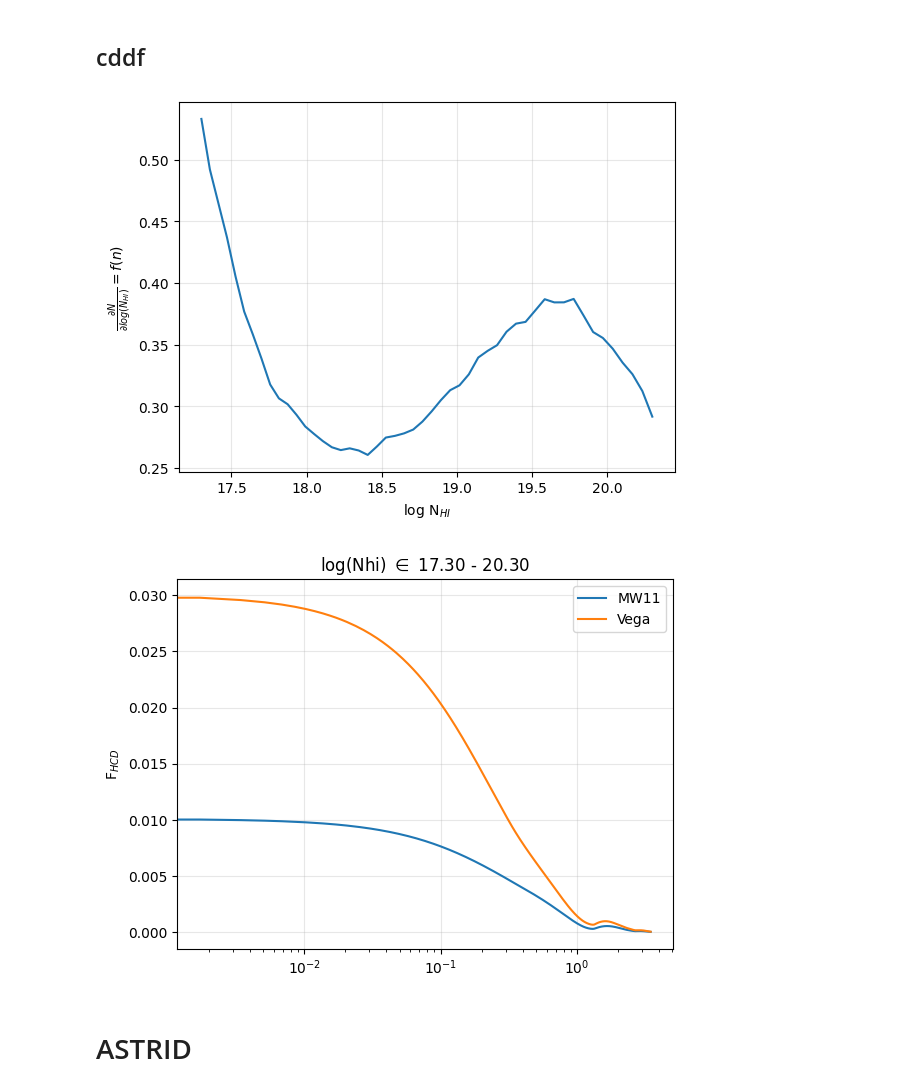
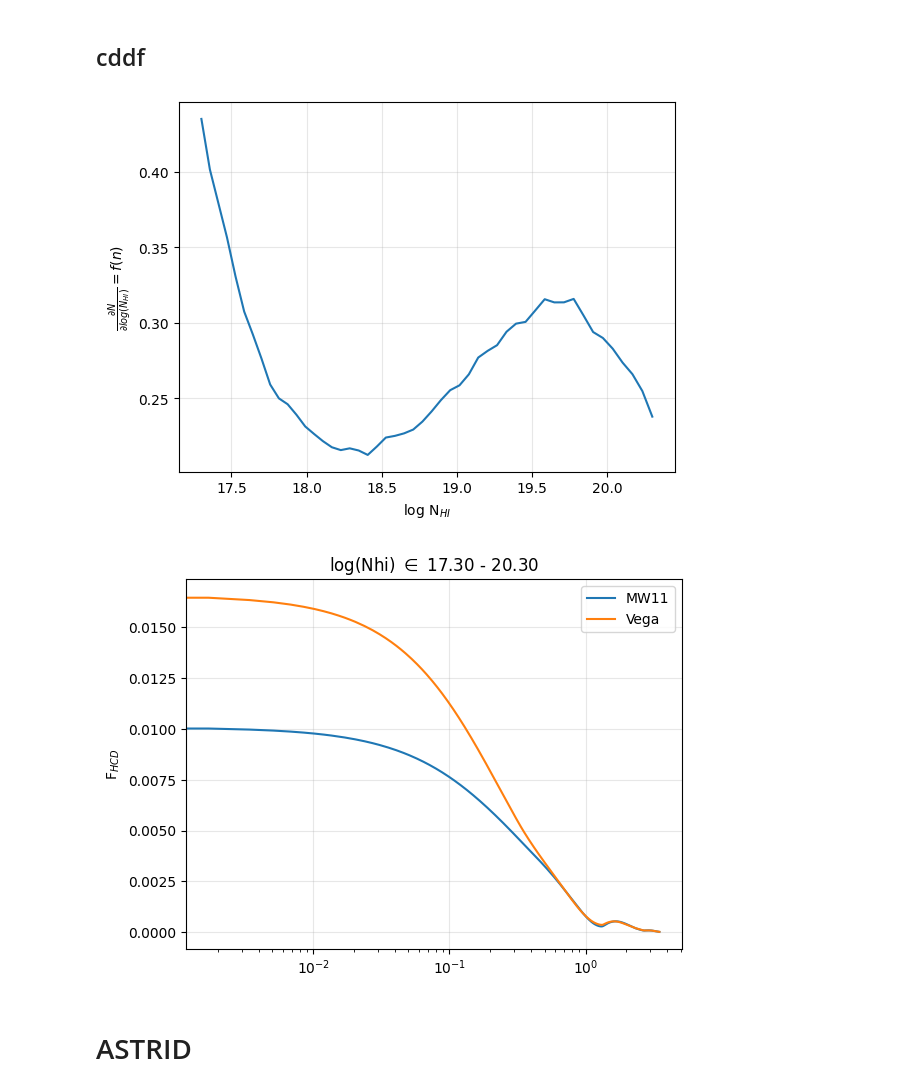
Before and after one commit to andreufont/astrid_hcd, a Jupyter notebook: MW11model/Comparisons/FVoigt=W2.ipynb, the cells around one changed output. Cells and saved outputs as stored; diff of their text form; code cells hidden in the pictures.

```diff
--- a/MW11model/Comparisons/FVoigt=W2.ipynb
+++ b/MW11model/Comparisons/FVoigt=W2.ipynb
@@ -92,38 +96,40 @@ This cddf is normalized so we will compute w1 and w2 as in Tan25: ccdf_vega = fn
 # %%
 data_vega = np.loadtxt('fn_nomasking.txt')
 fn_vega = np.interp(NHirange, data_vega[1], data_vega[0])
-fn_vega /= np.trapezoid(fn_vega, NHirange)  # In picca it is normalized
 
 plt.plot(NHirange, fn_vega)
 plt.xlabel(r'log N$_{HI}$')
 plt.ylabel(r'$\frac{\partial N}{\partial log(N_{HI})} = f(n)$')
 plt.grid(alpha=0.3)
 # %% [output]
-[figure, old version]
+[figure, new version]
+# %%
+import lace.cosmo.camb_cosmo as camb_cosmo
+from lace.cosmo.camb_cosmo import dAA_dMpc as dAA_dMpc_func
+cosmocamb = camb_cosmo.get_cosmology(H0=100*hubble, omch2=omegam*(hubble**2), ombh2=omegab*(hubble**2), ns=ns)
+rho_hcd = 0.00158*dAA_dMpc_func(cosmo=cosmocamb, z=z, lambda_AA=1215.67) # Mpc^-1
 # %%
-rho_hcd = 0.0018/hubble  # From Fig.7 in Tan25
-
 wave_log = np.linspace(np.log10(2800), np.log10(6800), 2**12) # Angstrom
 wave = 10**wave_log
 
 # Vega
 w2_int = []
 for i, nhi_value in enumerate(NHirange):
     k_w1w2, d, Deltax = wave_to_fft_profile(wave, z, nhi_value, omegam=omegam, hubble=hubble)
     w2_int.append(fn_vega[i]*d)
 
 w2_int = np.array(w2_int)
 w2_vega = rho_hcd*np.trapezoid(w2_int, NHirange, axis=0)
 
 plt.plot(k_w1w2, w2_MW11, label='MW11')
 plt.plot(k_w1w2, w2_vega, label='Vega')
 plt.ylabel(r'F$_{HCD}$')
 plt.legend()
 plt.xscale('log')
 plt.grid(alpha=0.3)
 plt.title(r'log(Nhi) $\in$ %.2f - %.2f' %(NHirange.min(), NHirange.max()));
 # %% [output]
-[figure, old version]
+[figure, new version]
 # %% [markdown]
 # ASTRID
 # %%
```
Also changed, not shown: parts of 4 cells of this notebook, 1 other file.
